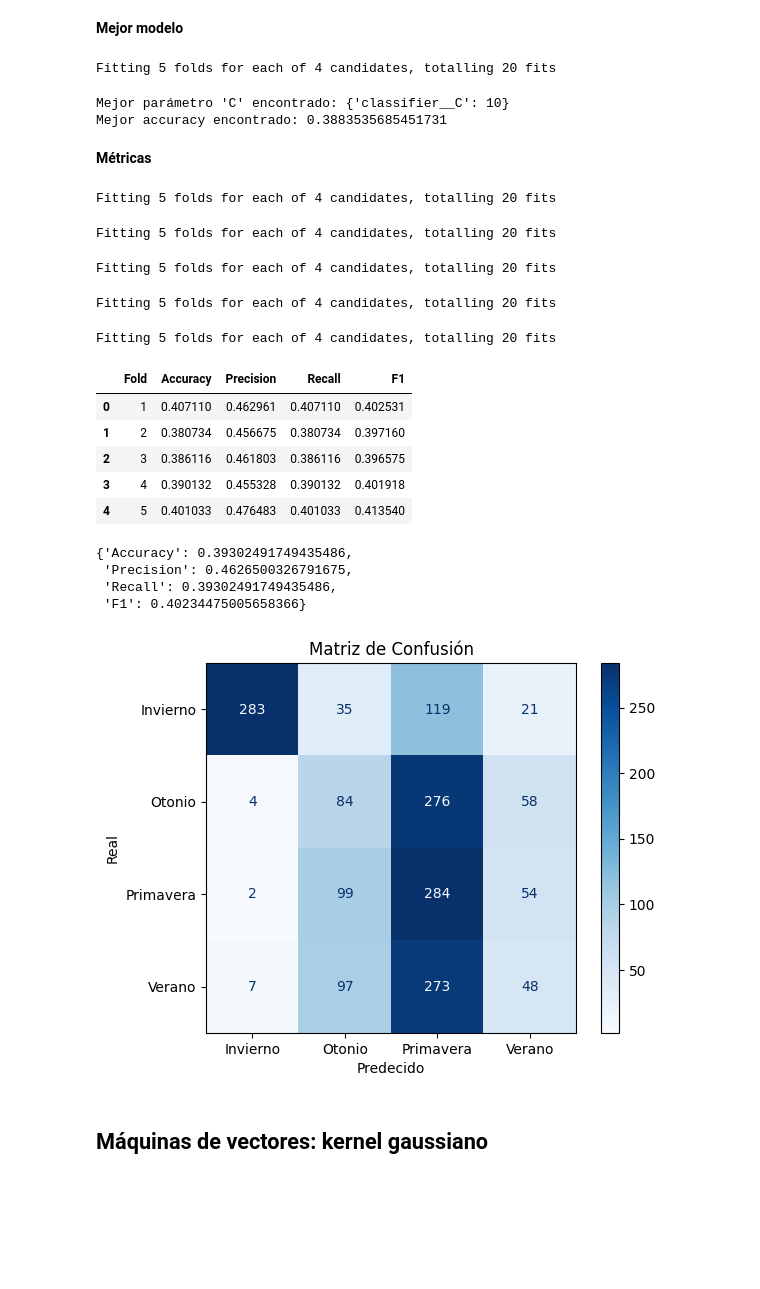
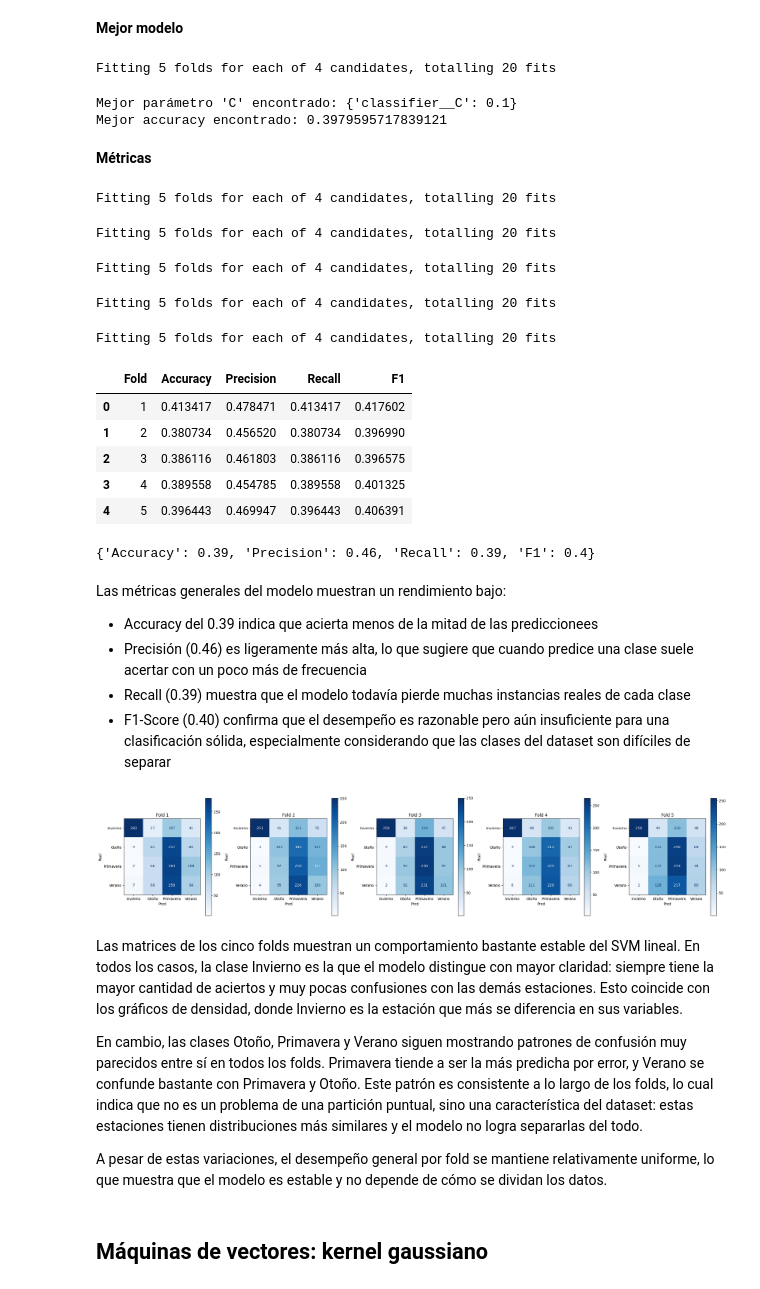
Before and after one commit to juanachies/TP3_Mineria, a Jupyter notebook: tp.ipynb, the cells around one changed output. Saved outputs shown, nothing was run; the diff lists cells and outputs as text; code cells hidden in the pictures; blank space fills up the shorter version.

```diff
--- a/tp.ipynb
+++ b/tp.ipynb
@@ -271,7 +276,7 @@ grid_search_lineal = GridSearchCV(
     estimator=pipeline_base_svm,
     param_grid=grilla_params_lineal,
     cv=5,
-    scoring='accuracy',
+    scoring='f1_weighted',
     verbose=1,
     n_jobs=-1
 )
@@ -281,15 +286,15 @@ grid_search_lineal.fit(X_train1, y_train1)
 y_pred_lineal = grid_search_lineal.predict(X_test1)
 
 print(f"Mejor parámetro 'C' encontrado: {grid_search_lineal.best_params_}")
-print(f"Mejor accuracy encontrado: {grid_search_lineal.best_score_}")
 # %% [output]
 Fitting 5 folds for each of 4 candidates, totalling 20 fits
-Mejor parámetro 'C' encontrado: {'classifier__C': 10}
-Mejor accuracy encontrado: 0.3883535685451731
+Mejor parámetro 'C' encontrado: {'classifier__C': 0.1}
+Mejor accuracy encontrado: 0.3979595717839121
 # %% [markdown]
 **Métricas**
 # %%
 resultados = []
+matrices = []
 
 for i in range(1, 6):
     X_train = splits[f'X_train{i}']
@@ -300,6 +305,7 @@ for i in range(1, 6):
     grid_search_lineal.fit(X_train, y_train)
     prediccion = grid_search_lineal.predict(X_test)
 
+    # Métricas
     resultados.append({
         'Fold': i,
         'Accuracy': accuracy_score(y_test, prediccion),
@@ -308,6 +314,10 @@ for i in range(1, 6):
         'F1': f1_score(y_test, prediccion, average='weighted')
     })
 
+    # Guardamos la matriz de confusión
+    cm = confusion_matrix(y_test, prediccion)
+    matrices.append(cm)
+
 df_resultados = pd.DataFrame(resultados)
 df_resultados
 # %% [output]
@@ -317,31 +327,50 @@ Fitting 5 folds for each of 4 candidates, totalling 20 fits
 Fitting 5 folds for each of 4 candidates, totalling 20 fits
 Fitting 5 folds for each of 4 candidates, totalling 20 fits
 |  | Fold | Accuracy | Precision | Recall | F1 |
-| 0 | 1 | 0.407110 | 0.462961 | 0.407110 | 0.402531 |
-| 1 | 2 | 0.380734 | 0.456675 | 0.380734 | 0.397160 |
+| 0 | 1 | 0.413417 | 0.478471 | 0.413417 | 0.417602 |
+| 1 | 2 | 0.380734 | 0.456520 | 0.380734 | 0.396990 |
 | 2 | 3 | 0.386116 | 0.461803 | 0.386116 | 0.396575 |
-| 3 | 4 | 0.390132 | 0.455328 | 0.390132 | 0.401918 |
-| 4 | 5 | 0.401033 | 0.476483 | 0.401033 | 0.413540 |
+| 3 | 4 | 0.389558 | 0.454785 | 0.389558 | 0.401325 |
+| 4 | 5 | 0.396443 | 0.469947 | 0.396443 | 0.406391 |
 # %%
 resultados_lineal = {}
 metricas = ['Accuracy', 'Precision', 'Recall', 'F1']
 
 for metrica in metricas:
-    resultados_lineal[metrica] = df_resultados[metrica].mean()
+    resultados_lineal[metrica] = df_resultados[metrica].mean().round(2)
 
 resultados_lineal
 # %% [output]
-{'Accuracy': 0.39302491749435486,
- 'Precision': 0.4626500326791675,
- 'Recall': 0.39302491749435486,
- 'F1': 0.40234475005658366}
+{'Accuracy': 0.39, 'Precision': 0.46, 'Recall': 0.39, 'F1': 0.4}
+# %% [markdown]
+Las métricas generales del modelo muestran un rendimiento bajo:
+* Accuracy del 0.39 indica que acierta menos de la mitad de las prediccionees
+* Precisión (0.46) es ligeramente más alta, lo que sugiere que cuando predice una clase suele acertar con un poco más de frecuencia
+* Recall (0.39) muestra que el modelo todavía pierde muchas instancias reales de cada clase
+* F1-Score (0.40) confirma que el desempeño es razonable pero aún insuficiente para una clasificación sólida, especialmente considerando que las clases del dataset son difíciles de separar
 # %%
-ConfusionMatrixDisplay.from_predictions(y_test1, y_pred_lineal, cmap=plt.cm.Blues)
-plt.xlabel('Predecido')
-plt.ylabel('Real')
-plt.title('Matriz de Confusión');
+fig, axes = plt.subplots(1, 5, figsize=(25, 5))
+
+estaciones = ["Invierno", "Otoño", "Primavera", "Verano"]
+
+for i, cm in enumerate(matrices):
+    disp = ConfusionMatrixDisplay(confusion_matrix=cm, display_labels=estaciones)
+    disp.plot(cmap=plt.cm.Blues, ax=axes[i], values_format='d')
+
+    axes[i].set_title(f'Fold {i+1}')
+    axes[i].set_xlabel('Pred')
+    axes[i].set_ylabel('Real')
+
+plt.tight_layout()
+plt.show()
 # %% [output]
-[figure, old version]
+[figure, new version]
+# %% [markdown]
+Las matrices de los cinco folds muestran un comportamiento bastante estable del SVM lineal. En todos los casos, la clase Invierno es la que el modelo distingue con mayor claridad: siempre tiene la mayor cantidad de aciertos y muy pocas confusiones con las demás estaciones. Esto coincide con los gráficos de densidad, donde Invierno es la estación que más se diferencia en sus variables.
+
+En cambio, las clases Otoño, Primavera y Verano siguen mostrando patrones de confusión muy parecidos entre sí en todos los folds. Primavera tiende a ser la más predicha por error, y Verano se confunde bastante con Primavera y Otoño. Este patrón es consistente a lo largo de los folds, lo cual indica que no es un problema de una partición puntual, sino una característica del dataset: estas estaciones tienen distribuciones más similares y el modelo no logra separarlas del todo.
+
+A pesar de estas variaciones, el desempeño general por fold se mantiene relativamente uniforme, lo que muestra que el modelo es estable y no depende de cómo se dividan los datos.
 # %% [markdown]
 ## Máquinas de vectores: kernel gaussiano
 # %%
```
Also changed, not shown: parts of 27 cells of this notebook.
